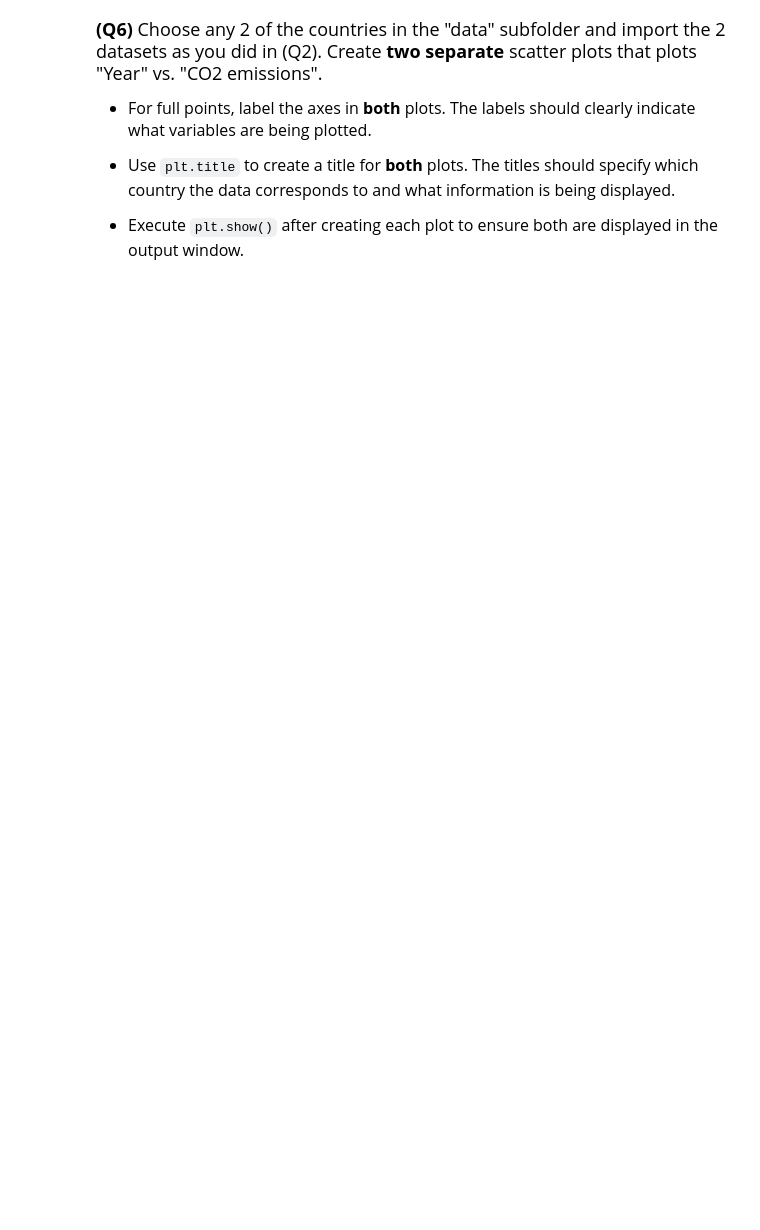
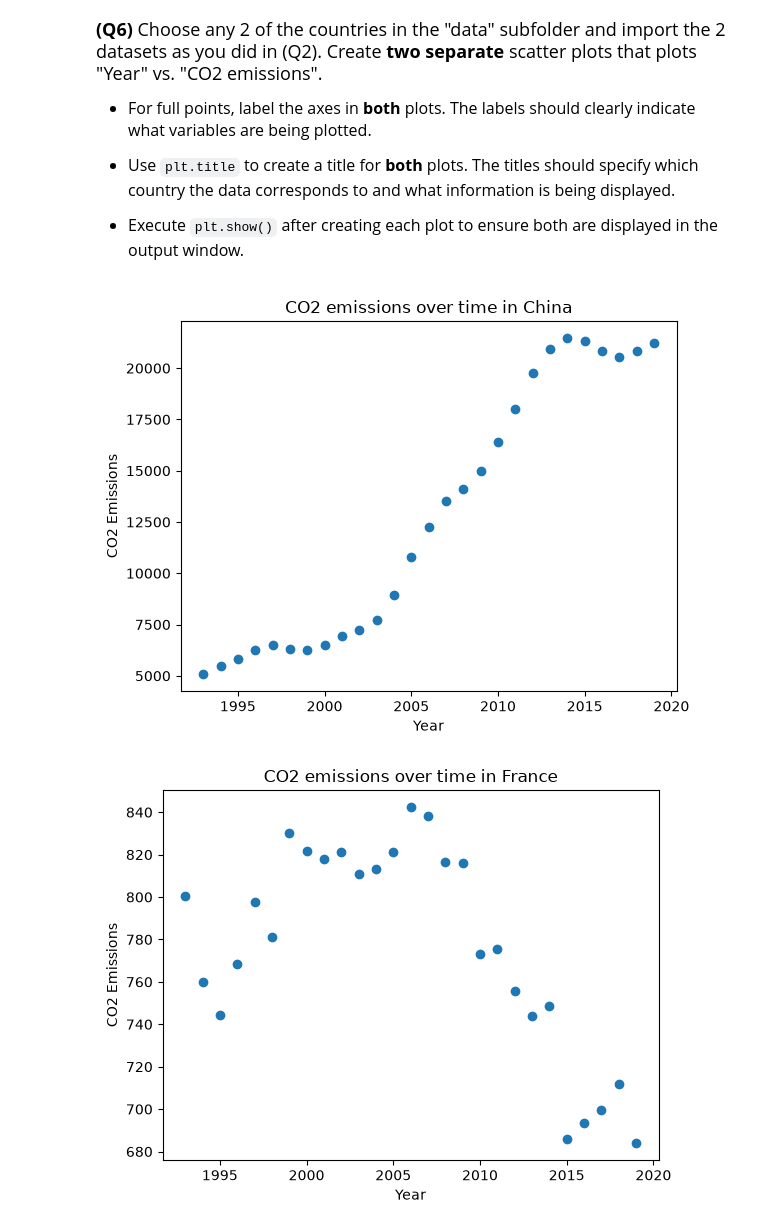
Before and after one commit to zbcollege27-blip/datasci151fall2026, a Jupyter notebook: _assignments/assignment_2/Assignment2.ipynb, the cells around one changed output. Drawn from its saved outputs; the diff is of its cells as text; code cells hidden in the pictures; blank space fills up the shorter version.

```diff
--- a/_assignments/assignment_2/Assignment2.ipynb
+++ b/_assignments/assignment_2/Assignment2.ipynb
@@ -118,0 +192,18 @@ us_emissions["CO2_emission"].describe()
+# %%
+# Write your answer
+chi_emissions = pd.read_csv('data/china_emission.csv')
+plt.scatter(x = chi_emissions['Year'], y = chi_emissions['CO2_emission'])
+plt.xlabel("Year")
+plt.ylabel("CO2 Emissions")
+plt.title("CO2 emissions over time in China")
+plt.show()
+
+fra_emissions = pd.read_csv('data/france_emission.csv')
+plt.scatter(x = fra_emissions['Year'], y = fra_emissions['CO2_emission'])
+plt.xlabel("Year")
+plt.ylabel("CO2 Emissions")
+plt.title("CO2 emissions over time in France")
+plt.show()
+# %% [output]
+[figure, added]
+[figure, added]
```
Also changed, not shown: parts of 10 cells of this notebook.
